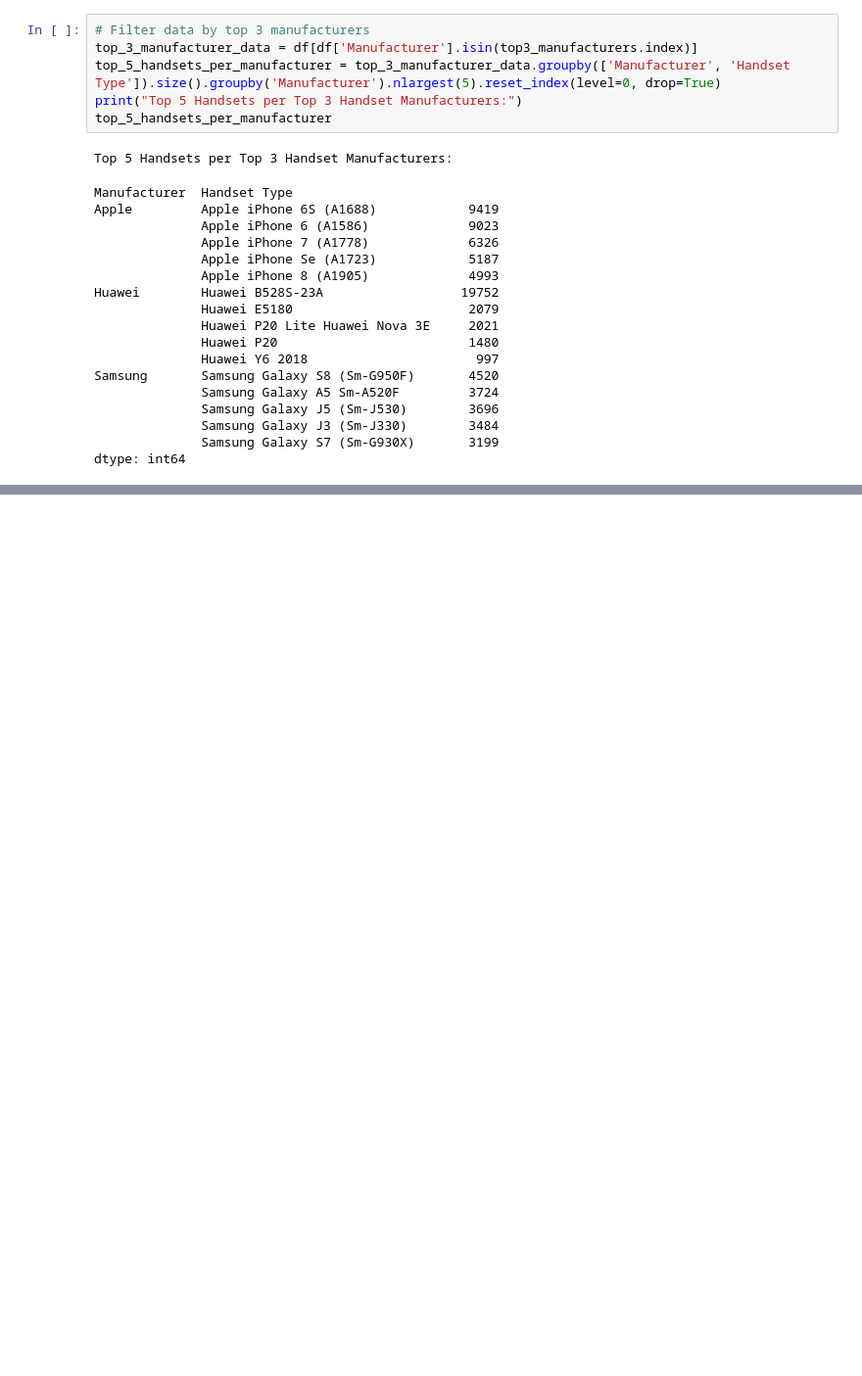
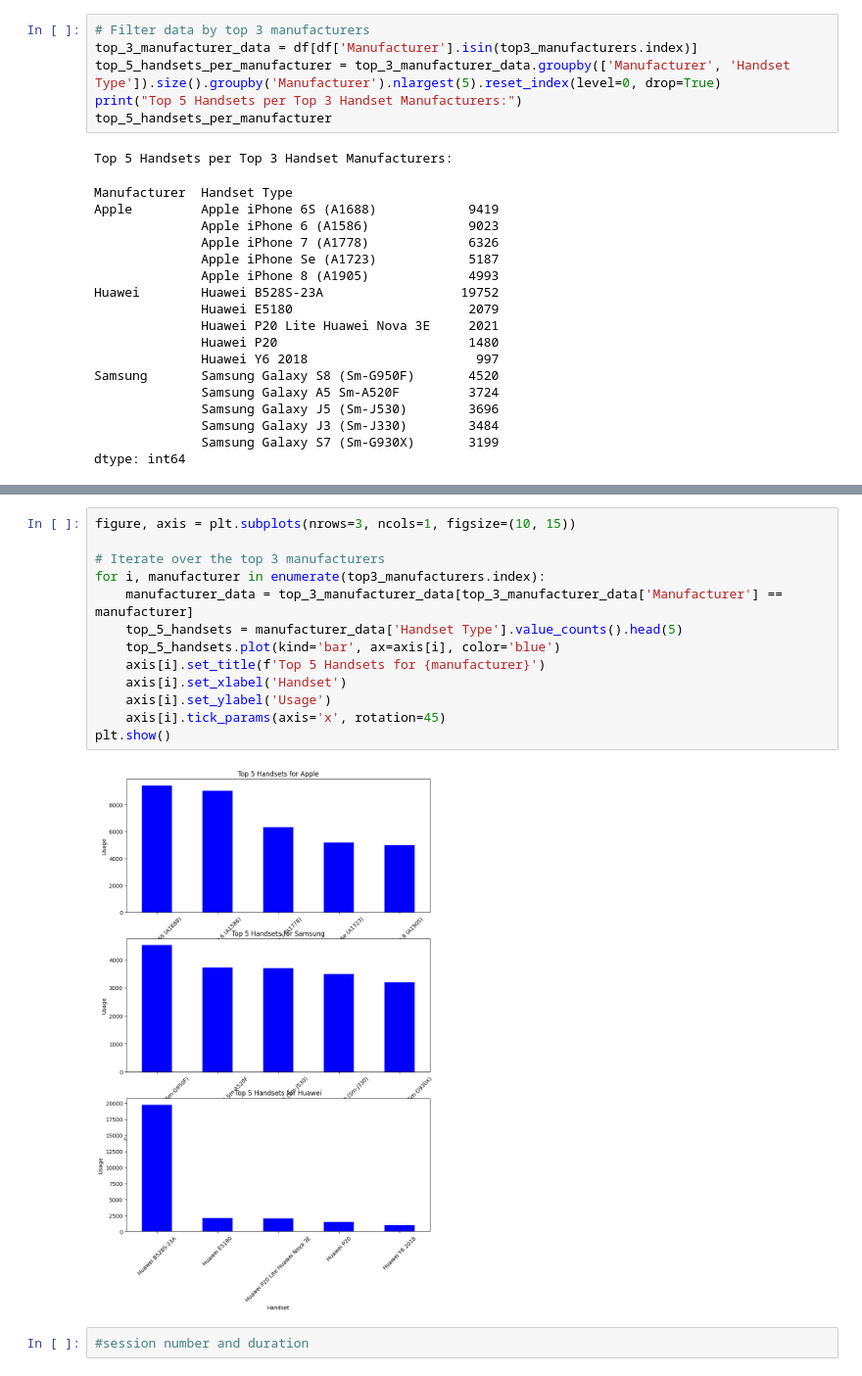
Before and after one commit to IamYunusAli/Acquired, a Jupyter notebook: notebooks/Company_analysis.ipynb, the cells around one changed output, grey strips where cells are left out. Shown at 98% size. Cells and saved outputs as stored; diff of their text form; blank space fills up the shorter version.

```diff
--- a/notebooks/Company_analysis.ipynb
+++ b/notebooks/Company_analysis.ipynb
@@ -215,0 +216,17 @@ plt.show()
+# %%
+figure, axis = plt.subplots(nrows=3, ncols=1, figsize=(10, 15))
+
+# Iterate over the top 3 manufacturers
+for i, manufacturer in enumerate(top3_manufacturers.index):
+    manufacturer_data = top_3_manufacturer_data[top_3_manufacturer_data['Manufacturer'] == manufacturer]
+    top_5_handsets = manufacturer_data['Handset Type'].value_counts().head(5)
+    top_5_handsets.plot(kind='bar', ax=axis[i], color='blue')
+    axis[i].set_title(f'Top 5 Handsets for {manufacturer}')
+    axis[i].set_xlabel('Handset')
+    axis[i].set_ylabel('Usage')
+    axis[i].tick_params(axis='x', rotation=45)
+plt.show()
+# %% [output]
+[figure, added]
+# %%
+#session number and duration
```
Also changed, not shown: parts of 2 cells of this notebook.
